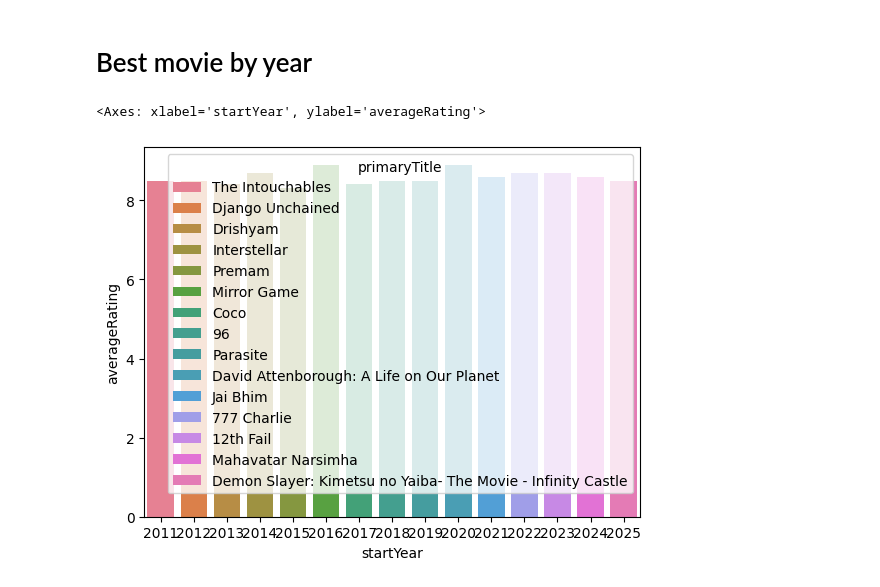
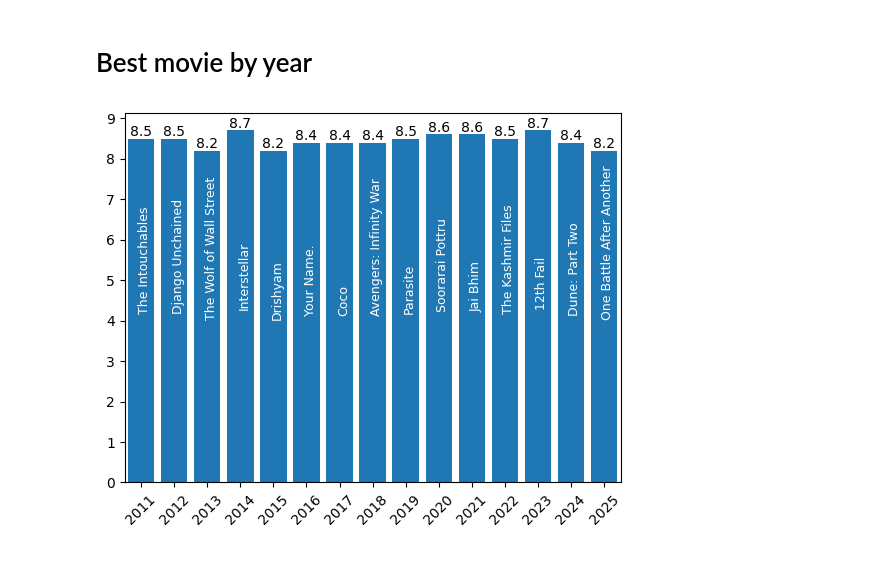
Before and after one commit to prokope/movie-dashboard, a Jupyter notebook: movie_analysis.ipynb, the cells around one changed output. Drawn from its saved outputs; the diff is of its cells as text; code cells hidden in the pictures.

Commit message:
Ajusting best movies by year plot: limits, bar labels and more visual settings

```diff
--- a/movie_analysis.ipynb
+++ b/movie_analysis.ipynb
@@ -109,15 +109,35 @@ Text(0.5, 1.0, 'Top directors by movies avg. rating')
 [figure]
 # %% [markdown]
 # Best movie by year
-# %%
-best_movies_index = movie_data.groupby(["startYear"])["averageRating"].idxmax()
-best_movies = movie_data.loc[best_movies_index][["primaryTitle", "startYear", "averageRating"]]
-best_movies.set_index("startYear")
-best_movies = best_movies.sort_values(by="startYear", ascending=False)
-best_movies = best_movies.iloc[0:15]
-
-# best_movies
-sns.barplot(data=best_movies, x="startYear", y="averageRating", hue="primaryTitle")
-# %% [output]
-<Axes: xlabel='startYear', ylabel='averageRating'>
-[figure, removed]
+# %%
+from matplotlib.ticker import MultipleLocator
+
+# Selecting most famous movies (more than 100k reviews), grouping movies with same year and returning index with greater avg. rating
+best_movies_index = movie_data[(movie_data["numVotes"] >= 100000)].groupby(["startYear"])["averageRating"].idxmax()
+
+best_movies = movie_data.loc[best_movies_index][["primaryTitle", "startYear", "averageRating"]]
+
+best_movies = best_movies.set_index("startYear")
+
+best_movies = best_movies.sort_values(by="startYear", ascending=False)
+
+best_movies = best_movies.iloc[0:15]
+
+fig, ax = plt.subplots()
+
+plt.xticks(rotation=45)
+ax.xaxis.set_major_locator(MultipleLocator(1))
+ax.yaxis.set_major_locator(MultipleLocator(1))
+
+ax.set_xlim(best_movies.index.min() - 0.5, best_movies.index.max() + 0.5)
+
+bars = ax.bar(best_movies.index, best_movies["averageRating"])
+ax.bar_label(bars)
+
+for bar, (_, row) in zip(bars, best_movies.iterrows()):
+  x = bar.get_x()
+  width = bar.get_width()
+  height = bar.get_height()
+  ax.text(x + (width / 2.5), height / 2, row["primaryTitle"], fontsize=9, color="white", rotation=90)
+# %% [output]
+[figure, added]
```
Also changed, not shown: parts of 1 cell of this notebook.
